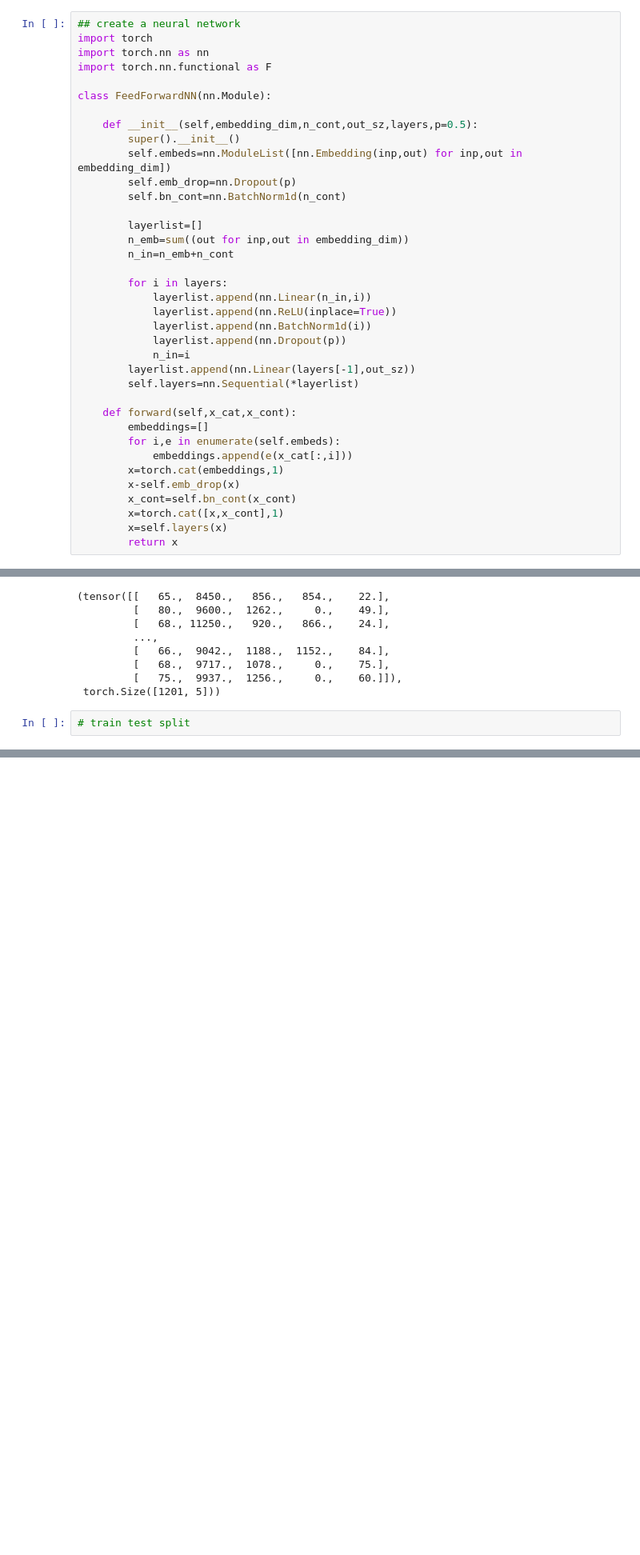
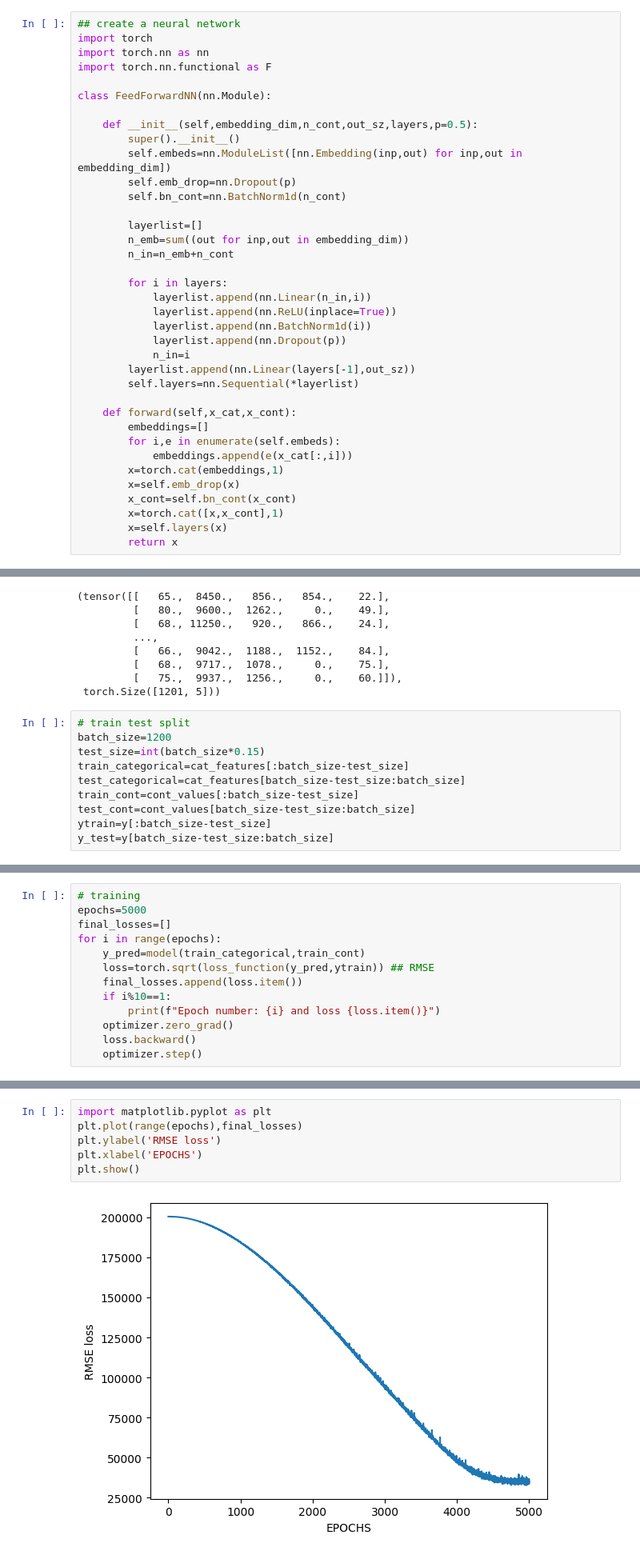
Before and after one commit to Immortal-Pi/Pytorch_learn, a Jupyter notebook: basics/house_price_prediction.ipynb, the cells around one changed output, grey strips where cells are left out. Shown: that part at 80% size. Cells and saved outputs as stored; diff of their text form; blank space fills up the shorter version.

```diff
--- a/basics/house_price_prediction.ipynb
+++ b/basics/house_price_prediction.ipynb
@@ -294,7 +294,7 @@ class FeedForwardNN(nn.Module):
         for i,e in enumerate(self.embeds):
             embeddings.append(e(x_cat[:,i]))
         x=torch.cat(embeddings,1)
-        x-self.emb_drop(x)
+        x=self.emb_drop(x)
         x_cont=self.bn_cont(x_cont)
         x=torch.cat([x,x_cont],1)
         x=self.layers(x)
@@ -346,3 +346,11 @@ cont_values, cont_values.shape
  torch.Size([1201, 5]))
 # %%
 # train test split
+batch_size=1200
+test_size=int(batch_size*0.15)
+train_categorical=cat_features[:batch_size-test_size]
+test_categorical=cat_features[batch_size-test_size:batch_size]
+train_cont=cont_values[:batch_size-test_size]
+test_cont=cont_values[batch_size-test_size:batch_size]
+ytrain=y[:batch_size-test_size]
+y_test=y[batch_size-test_size:batch_size]
@@ -348,0 +361,13 @@ cont_values, cont_values.shape
+# %%
+# training
+epochs=5000
+final_losses=[]
+for i in range(epochs):
+    y_pred=model(train_categorical,train_cont)
+    loss=torch.sqrt(loss_function(y_pred,ytrain)) ## RMSE
+    final_losses.append(loss.item())
+    if i%10==1:
+        print(f"Epoch number: {i} and loss {loss.item()}")
+    optimizer.zero_grad()
+    loss.backward()
+    optimizer.step()
@@ -348,0 +392,8 @@ cont_values, cont_values.shape
+# %%
+import matplotlib.pyplot as plt
+plt.plot(range(epochs),final_losses)
+plt.ylabel('RMSE loss')
+plt.xlabel('EPOCHS')
+plt.show()
+# %% [output]
+[figure, added]
```
Also changed, not shown: parts of 11 cells of this notebook, 2 other files.
